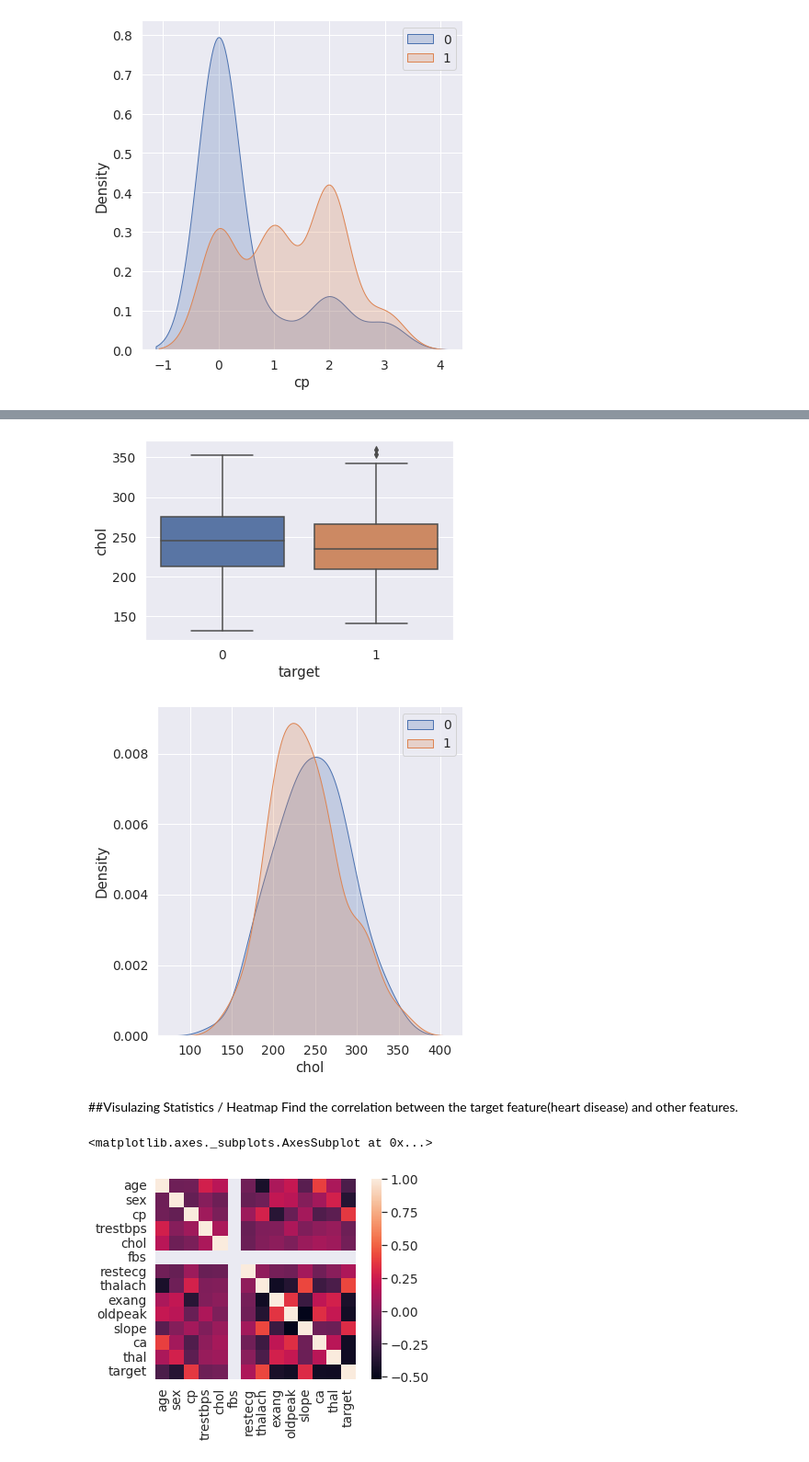
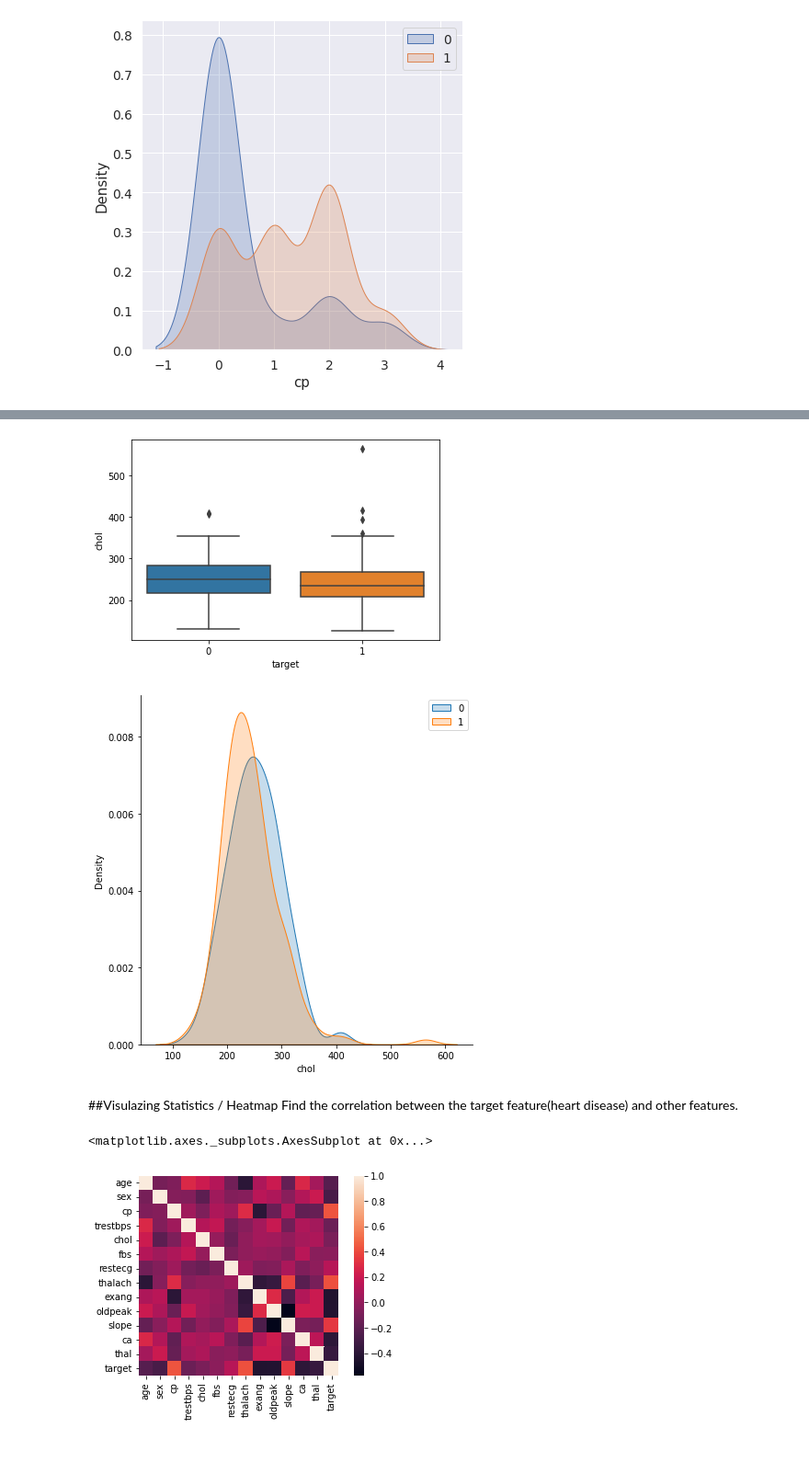
Before and after one commit to jik003/Machine-Learning_Project, a Jupyter notebook: Heart_Disease_data_eda.ipynb, the cells around one changed output, grey strips where cells are left out. Shown at 92% size. Saved outputs shown, nothing was run; the diff lists cells and outputs as text; code cells hidden in the pictures.

```diff
--- a/Heart_Disease_data_eda.ipynb
+++ b/Heart_Disease_data_eda.ipynb
@@ -597,23 +597,23 @@ plt.show()
 # %%
 #compare chol as per target(0 or 1)
-sns.boxplot(data = df_cleaned, x = 'target', y = 'chol'),
-graph = sns.FacetGrid(df_cleaned, hue = 'target', height = 6)
+sns.boxplot(data = df, x = 'target', y = 'chol'),
+graph = sns.FacetGrid(df, hue = 'target', height = 6)
 graph.map(sns.kdeplot, 'chol', shade = True)
 plt.legend()
 plt.show()
 # %% [output]
-[figure, old version]
+[figure, new version]
-[figure, old version]
+[figure, new version]
 # %% [markdown]
 ##Visulazing Statistics / Heatmap
 Find the correlation between the target feature(heart disease) and other features.
 # %%
 #Heatmap visulisation for each attribute coefficient correlation
-correlation=df_cleaned.corr()
+correlation=df.corr()
 sns.heatmap(correlation, square=True)
 # %% [output]
 <matplotlib.axes._subplots.AxesSubplot at 0x...>
-[figure, old version]
+[figure, new version]
 # %%
 #number of features that are viewed in heat map
 plt.figure(figsize = (15, 15))
```
Also changed, not shown: parts of 19 cells of this notebook.
